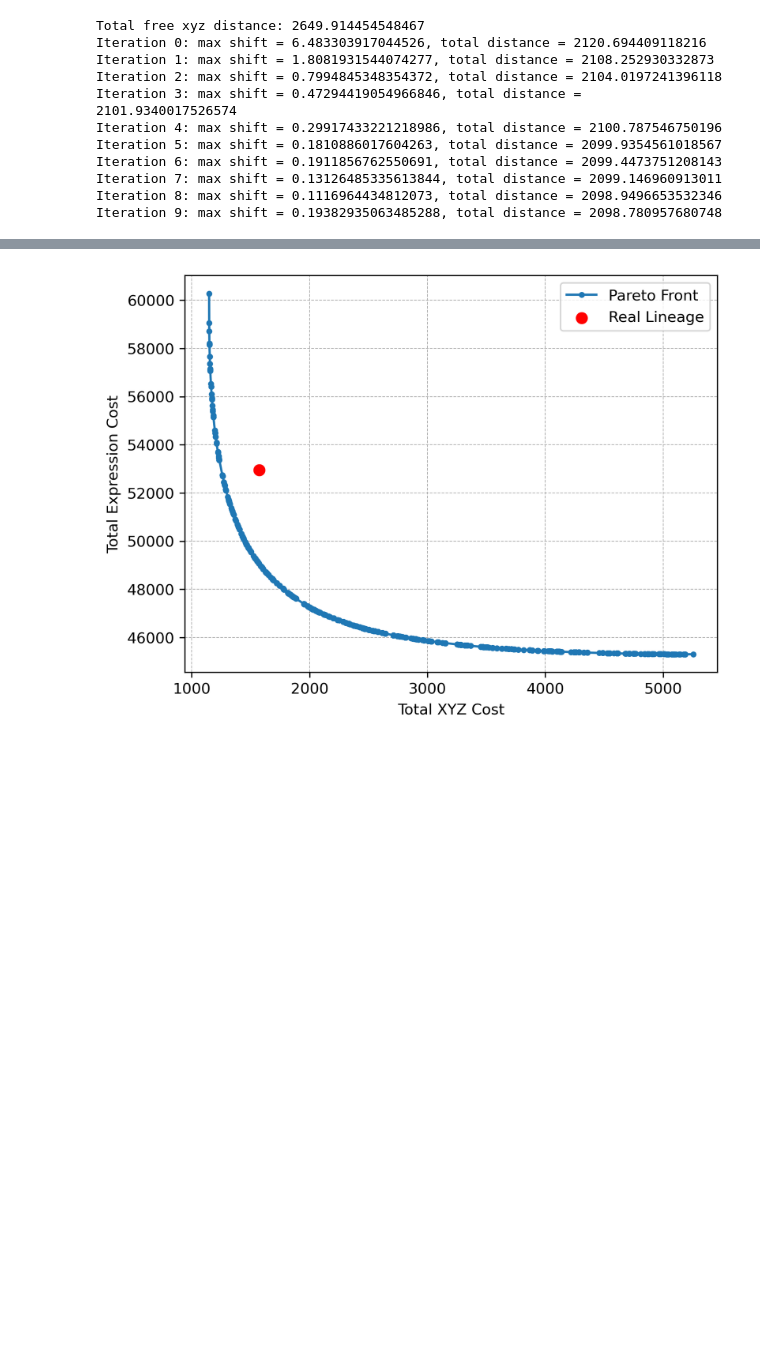
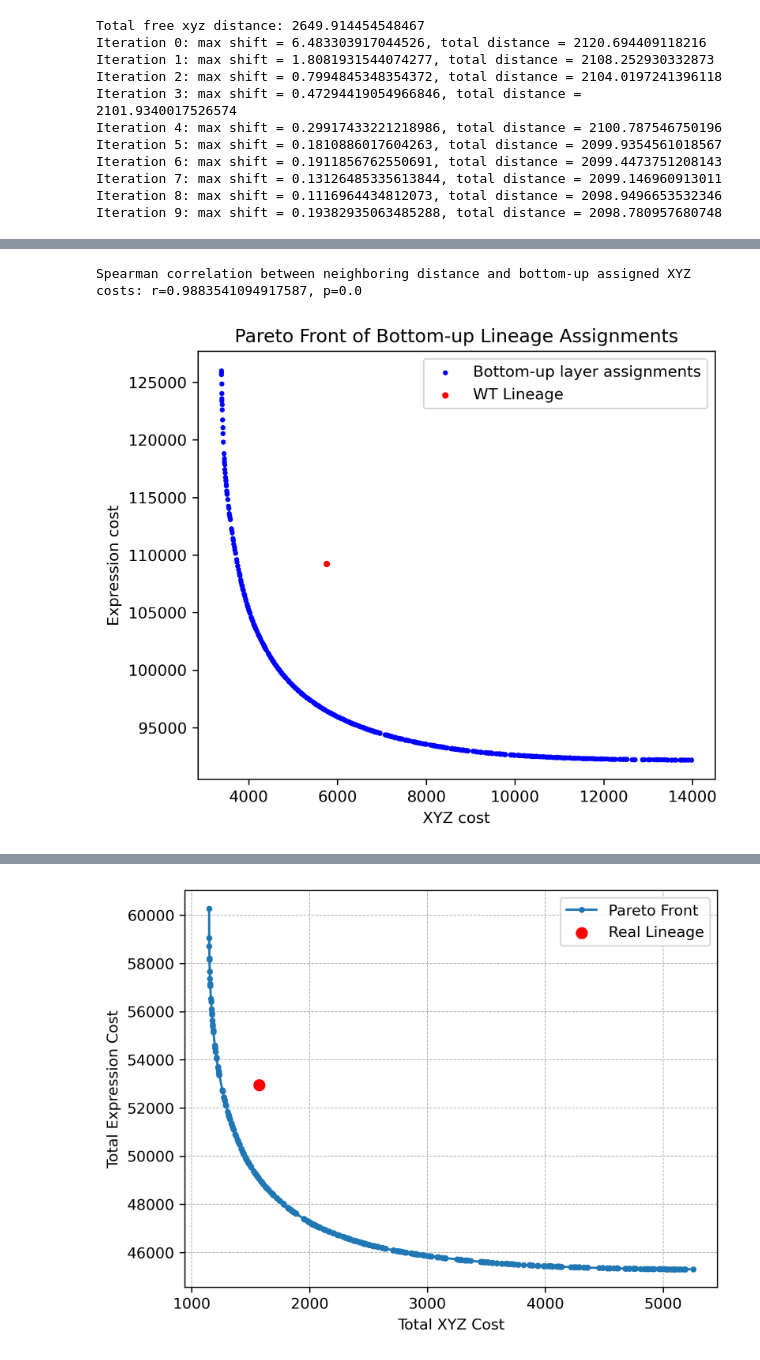
Before and after one commit to IcyFermion/embryogenesis, a Jupyter notebook: pareto_core.ipynb, the cells around one changed output, grey strips where cells are left out. Drawn from its saved outputs; the diff is of its cells as text; code cells hidden in the pictures; blank space fills up the shorter version.

```diff
--- a/pareto_core.ipynb
+++ b/pareto_core.ipynb
@@ -282,7 +438,0 @@ res = opt.bottom_up_pareto_at_each_layer()
-# %%
-children_count = defaultdict(int)
-for parent_id in res[2][0]:
-    if parent_id != -1:
-        children_count[parent_id] += 1
-    if children_count[parent_id] > 2:
-        print("Warning: more than two children detected!")
@@ -342,0 +480,11 @@ defaultdict(int, {3: 2, 5: 17, 6: 47, 7: 197, 8: 242})
+# %%
+neighboring_distance_cutoff = 5 # debatable value, just for rough estimation
+neighboring_edges = []
+neighbors_dict = defaultdict(list)
+for i in range(len(terminal_lineage_ids)):
+    for j in range(i+1, len(terminal_lineage_ids)):
+        xyz_dist = np.linalg.norm(lineage_xyz_mat[terminal_lineage_ids[i]] - lineage_xyz_mat[terminal_lineage_ids[j]])
+        if xyz_dist <= neighboring_distance_cutoff:
+            neighboring_edges.append((i, j))
+            neighbors_dict[terminal_lineage_ids[i]].append(terminal_lineage_ids[j])
+            neighbors_dict[terminal_lineage_ids[j]].append(terminal_lineage_ids[i])
@@ -342,0 +503,5 @@ defaultdict(int, {3: 2, 5: 17, 6: 47, 7: 197, 8: 242})
+# %%
+number_of_neighbors = []
+for lineage_id, neighbors in neighbors_dict.items():
+    number_of_neighbors.append(len(neighbors))
+print(number_of_neighbors)
@@ -343,12 +557,16 @@ defaultdict(int, {3: 2, 5: 17, 6: 47, 7: 197, 8: 242})
 # %%
 new_pareto_fronts = []
+neighboring_distance_list = []
 for i in range(1001):
     xyz_cost, exp_cost = 0, 0
-    for child_lineage_id, parent_lineage_id in enumerate(res[2][i]):
+    cur_lineage_id_to_parent_list = res[2][i]
+    for child_lineage_id, parent_lineage_id in enumerate(cur_lineage_id_to_parent_list):
         if parent_lineage_id == -1:
             continue
         xyz_cost += opt.xyz_cost_mat[child_lineage_id][parent_lineage_id]
         exp_cost += opt.exp_cost_mat[child_lineage_id][parent_lineage_id]
+    neighboring_distance = compute_terminal_neighbor_distances(terminal_lineage_ids, neighboring_edges, cur_lineage_id_to_parent_list)
+    neighboring_distance_list.append(neighboring_distance)
     new_pareto_fronts.append([xyz_cost, exp_cost])
 
 new_pareto_fronts = np.array(new_pareto_fronts)
@@ -354,0 +576,18 @@ new_pareto_fronts = np.array(new_pareto_fronts)
+# %%
+from scipy.stats import spearmanr
+r, p = spearmanr(neighboring_distance_list, bottom_up_assign_at_each_layer_xyz_costs)
+print(f"Spearman correlation between neighboring distance and bottom-up assigned XYZ costs: r={r}, p={p}")
+# %% [output]
+Spearman correlation between neighboring distance and bottom-up assigned XYZ costs: r=0.9883541094917587, p=0.0
+# %%
+# plot pareto front and lineage xyz cost vs exp cost
+plt.figure(figsize=(6,5))
+plt.scatter(new_pareto_fronts[:,0], new_pareto_fronts[:,1], c='blue', s=5, label="Bottom-up layer assignments")
+plt.xlabel("XYZ cost")
+plt.ylabel("Expression cost")
+plt.title("Pareto Front of Bottom-up Lineage Assignments")
+plt.scatter(opt.lineage_xyz_cost, opt.lineage_exp_cost, c='red', s=10, label='WT Lineage')
+plt.legend()
+plt.show()
+# %% [output]
+[figure, added]
```
Also changed, not shown: parts of 45 cells of this notebook, 8 other files.
